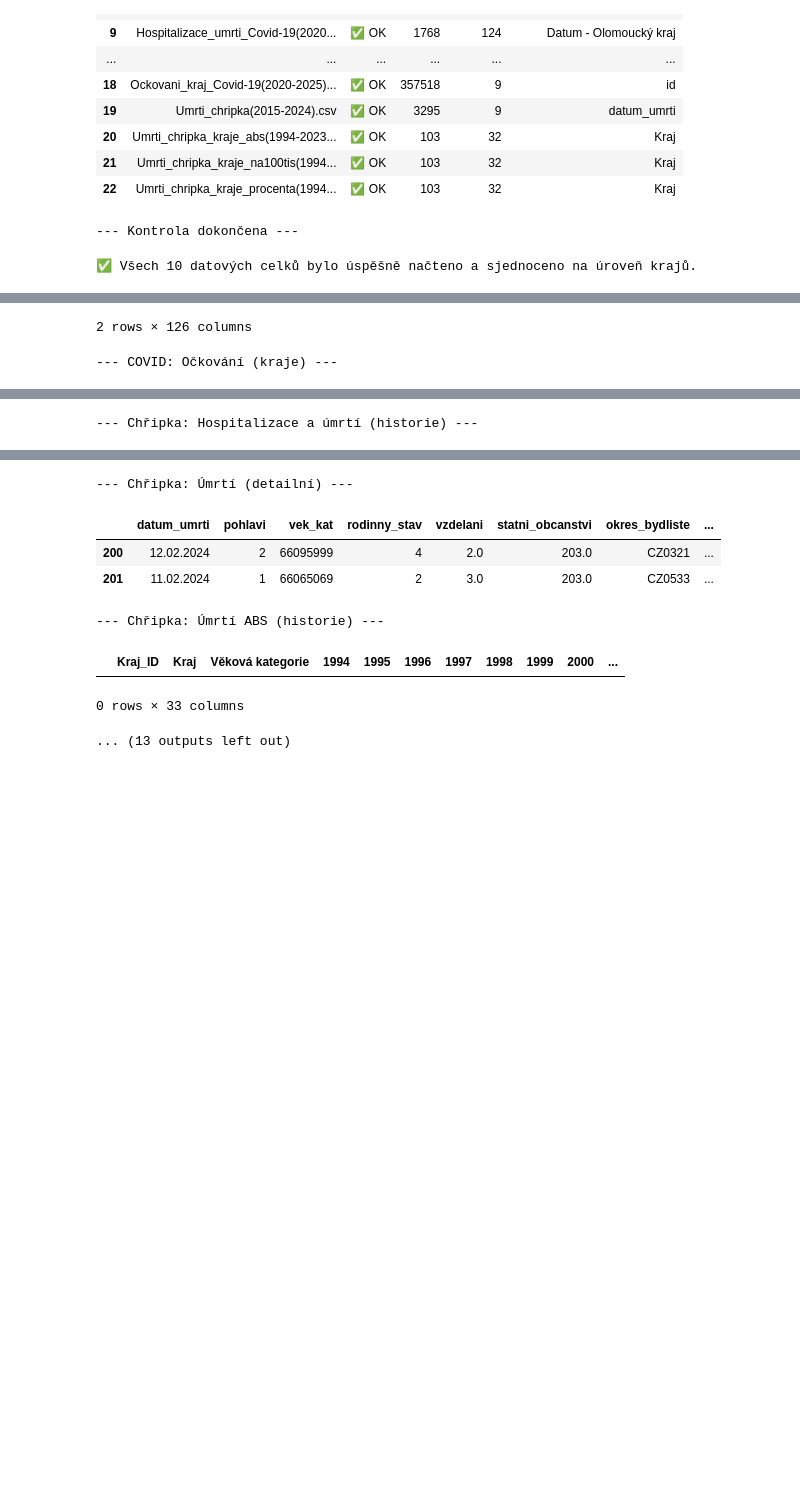
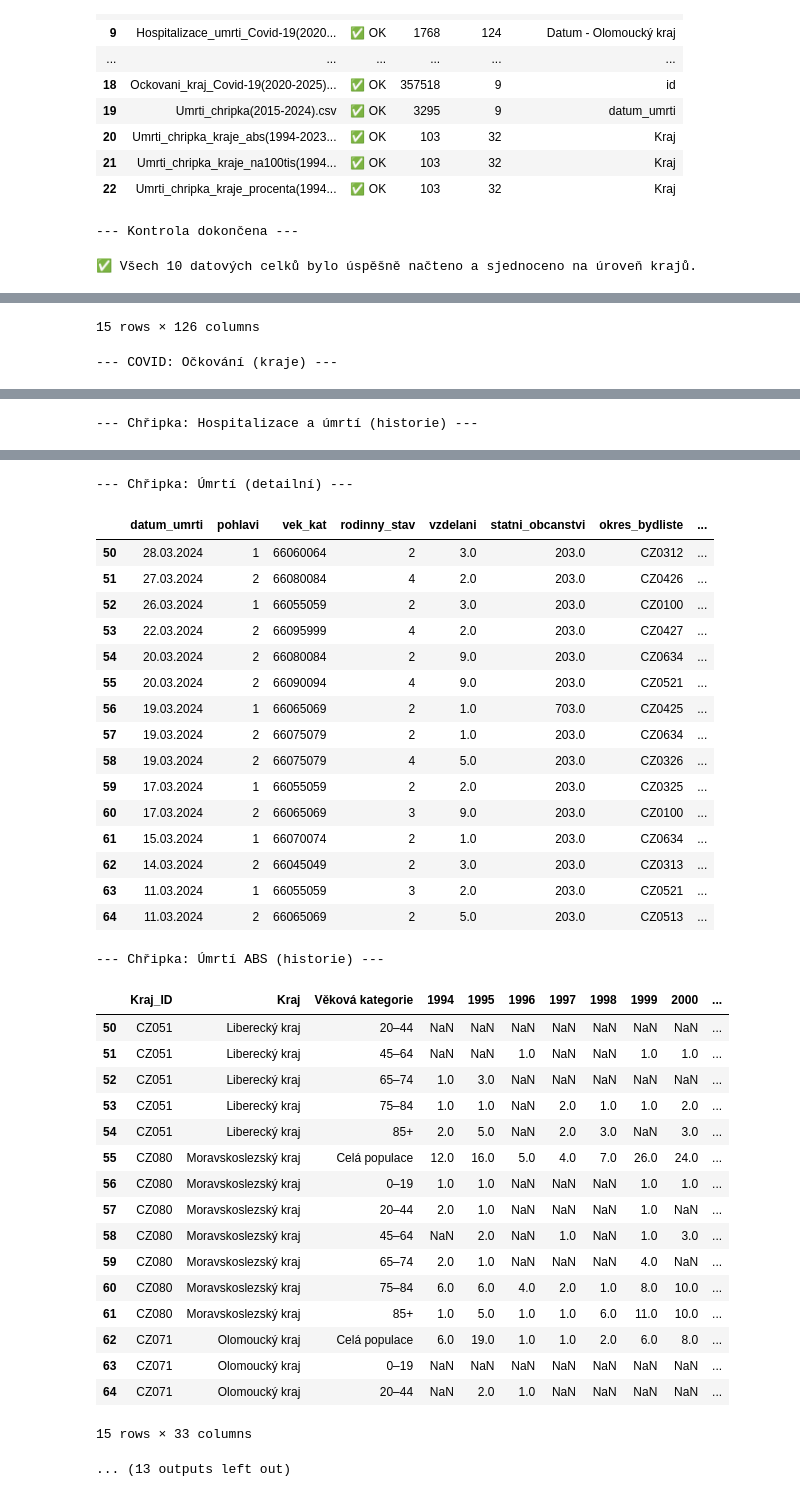
Before and after one commit to beranon1/Diplomka_analyza, a Jupyter notebook: analyza_dat.ipynb, the cells around one changed output, grey strips where cells are left out. Cells and saved outputs as stored; diff of their text form; code cells hidden in the pictures; blank space fills up the shorter version.

```diff
--- a/analyza_dat.ipynb
+++ b/analyza_dat.ipynb
@@ -119,7 +120,7 @@ okres_to_kraj_full = {
     'Šumperk': 'Olomoucký kraj', 'Kroměříž': 'Zlínský kraj', 'Uherské Hradiště': 'Zlínský kraj',
     'Vsetín': 'Zlínský kraj', 'Zlín': 'Zlínský kraj', 'Bruntál': 'Moravskoslezský kraj',
     'Frýdek-Místek': 'Moravskoslezský kraj', 'Karviná': 'Moravskoslezský kraj', 'Nový Jičín': 'Moravskoslezský kraj',
-    'Opava': 'Moravskoslezský kraj', 'Ostrava-město': 'Moravskoslezský kraj', 'Hl. m. Praha': 'Hlavní město Praha'
+    'Opava': 'Moravskoslezský kraj', 'Ostrava-město': 'Moravskoslezský kraj'
 }
 
 # Číselník kódů okresů (pro detailní úmrtí)
@@ -319,7 +320,7 @@ datasets = {
 for nazev, df in datasets.items():
     print(f"\n--- {nazev} ---")
     # Zobrazíme jen první 2 řádky pro přehlednost
-    display(df.iloc[200:202])
+    display(df.iloc[50:65])
 # %% [output]
 --- COVID: Hospitalizace a úmrtí (kraje) ---
 |  | Kraj_ID | Kraj_Název | Datum | Celkový počet nakažených | Počet hospitalizovaných celkem v ... | Počet hospitalizovaných na JIP ce... | ... |
@@ -328,3 +342,3 @@ for nazev, df in datasets.items():
-2 rows × 126 columns
+15 rows × 126 columns
 --- COVID: Očkování (kraje) ---
 |  | id | datum | vakcina | kraj_nuts_kod | kraj_nazev | vekova_skupina | prvnich_davek | druhych_davek | ... |
@@ -337,8 +377,36 @@ for nazev, df in datasets.items():
 --- Chřipka: Úmrtí (detailní) ---
 |  | datum_umrti | pohlavi | vek_kat | rodinny_stav | vzdelani | statni_obcanstvi | okres_bydliste | ... |
-| 200 | 12.02.2024 | 2 | 66095999 | 4 | 2.0 | 203.0 | CZ0321 | ... |
-| 201 | 11.02.2024 | 1 | 66065069 | 2 | 3.0 | 203.0 | CZ0533 | ... |
+| 50 | 28.03.2024 | 1 | 66060064 | 2 | 3.0 | 203.0 | CZ0312 | ... |
+| 51 | 27.03.2024 | 2 | 66080084 | 4 | 2.0 | 203.0 | CZ0426 | ... |
+| 52 | 26.03.2024 | 1 | 66055059 | 2 | 3.0 | 203.0 | CZ0100 | ... |
+| 53 | 22.03.2024 | 2 | 66095999 | 4 | 2.0 | 203.0 | CZ0427 | ... |
+| 54 | 20.03.2024 | 2 | 66080084 | 2 | 9.0 | 203.0 | CZ0634 | ... |
+| 55 | 20.03.2024 | 2 | 66090094 | 4 | 9.0 | 203.0 | CZ0521 | ... |
+| 56 | 19.03.2024 | 1 | 66065069 | 2 | 1.0 | 703.0 | CZ0425 | ... |
+| 57 | 19.03.2024 | 2 | 66075079 | 2 | 1.0 | 203.0 | CZ0634 | ... |
+| 58 | 19.03.2024 | 2 | 66075079 | 4 | 5.0 | 203.0 | CZ0326 | ... |
+| 59 | 17.03.2024 | 1 | 66055059 | 2 | 2.0 | 203.0 | CZ0325 | ... |
+| 60 | 17.03.2024 | 2 | 66065069 | 3 | 9.0 | 203.0 | CZ0100 | ... |
+| 61 | 15.03.2024 | 1 | 66070074 | 2 | 1.0 | 203.0 | CZ0634 | ... |
+| 62 | 14.03.2024 | 2 | 66045049 | 2 | 3.0 | 203.0 | CZ0313 | ... |
+| 63 | 11.03.2024 | 1 | 66055059 | 3 | 2.0 | 203.0 | CZ0521 | ... |
+| 64 | 11.03.2024 | 2 | 66065069 | 2 | 5.0 | 203.0 | CZ0513 | ... |
 --- Chřipka: Úmrtí ABS (historie) ---
 |  | Kraj_ID | Kraj | Věková kategorie | 1994 | 1995 | 1996 | 1997 | 1998 | 1999 | 2000 | ... |
+| 50 | CZ051 | Liberecký kraj | 20–44 | NaN | NaN | NaN | NaN | NaN | NaN | NaN | ... |
+| 51 | CZ051 | Liberecký kraj | 45–64 | NaN | NaN | 1.0 | NaN | NaN | 1.0 | 1.0 | ... |
+| 52 | CZ051 | Liberecký kraj | 65–74 | 1.0 | 3.0 | NaN | NaN | NaN | NaN | NaN | ... |
+| 53 | CZ051 | Liberecký kraj | 75–84 | 1.0 | 1.0 | NaN | 2.0 | 1.0 | 1.0 | 2.0 | ... |
+| 54 | CZ051 | Liberecký kraj | 85+ | 2.0 | 5.0 | NaN | 2.0 | 3.0 | NaN | 3.0 | ... |
+| 55 | CZ080 | Moravskoslezský kraj | Celá populace | 12.0 | 16.0 | 5.0 | 4.0 | 7.0 | 26.0 | 24.0 | ... |
+| 56 | CZ080 | Moravskoslezský kraj | 0–19 | 1.0 | 1.0 | NaN | NaN | NaN | 1.0 | 1.0 | ... |
+| 57 | CZ080 | Moravskoslezský kraj | 20–44 | 2.0 | 1.0 | NaN | NaN | NaN | 1.0 | NaN | ... |
+| 58 | CZ080 | Moravskoslezský kraj | 45–64 | NaN | 2.0 | NaN | 1.0 | NaN | 1.0 | 3.0 | ... |
+| 59 | CZ080 | Moravskoslezský kraj | 65–74 | 2.0 | 1.0 | NaN | NaN | NaN | 4.0 | NaN | ... |
+| 60 | CZ080 | Moravskoslezský kraj | 75–84 | 6.0 | 6.0 | 4.0 | 2.0 | 1.0 | 8.0 | 10.0 | ... |
+| 61 | CZ080 | Moravskoslezský kraj | 85+ | 1.0 | 5.0 | 1.0 | 1.0 | 6.0 | 11.0 | 10.0 | ... |
+| 62 | CZ071 | Olomoucký kraj | Celá populace | 6.0 | 19.0 | 1.0 | 1.0 | 2.0 | 6.0 | 8.0 | ... |
+| 63 | CZ071 | Olomoucký kraj | 0–19 | NaN | NaN | NaN | NaN | NaN | NaN | NaN | ... |
+| 64 | CZ071 | Olomoucký kraj | 20–44 | NaN | 2.0 | 1.0 | NaN | NaN | NaN | NaN | ... |
-0 rows × 33 columns
+15 rows × 33 columns
 ... (13 outputs left out)
```
Also changed, not shown: parts of 10 cells of this notebook, 2 other files.
